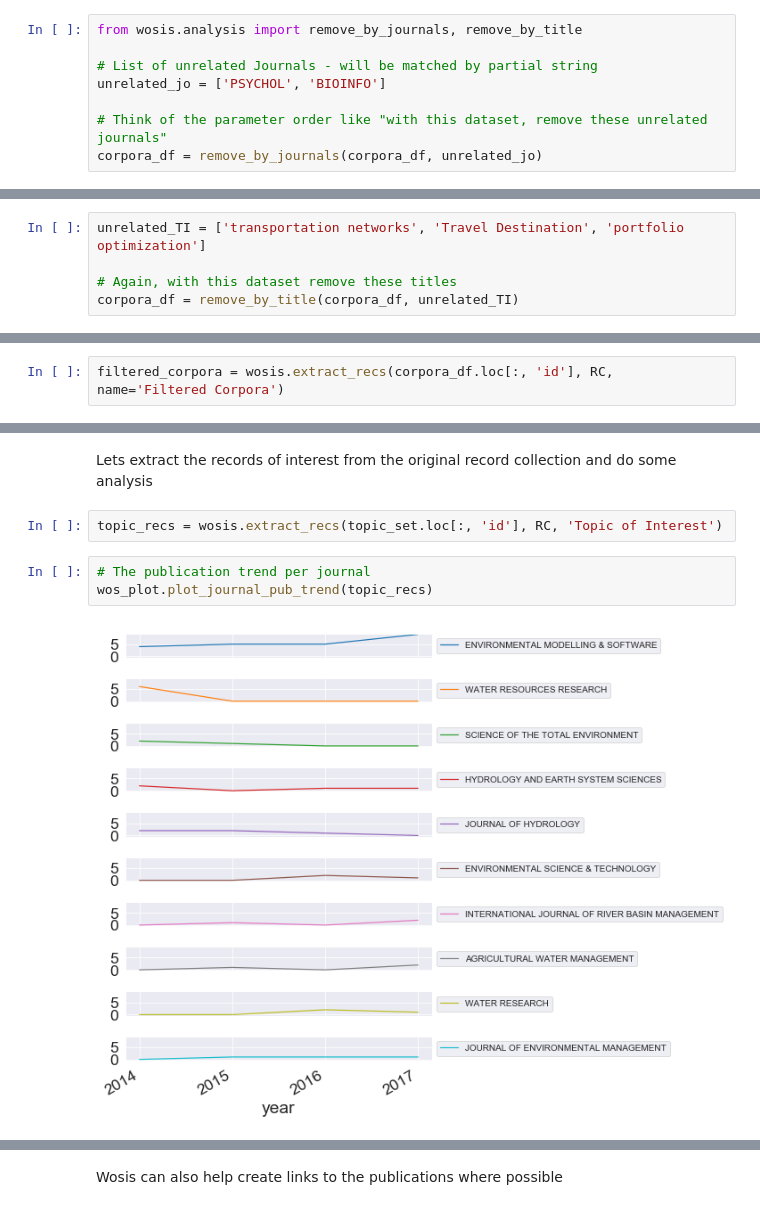
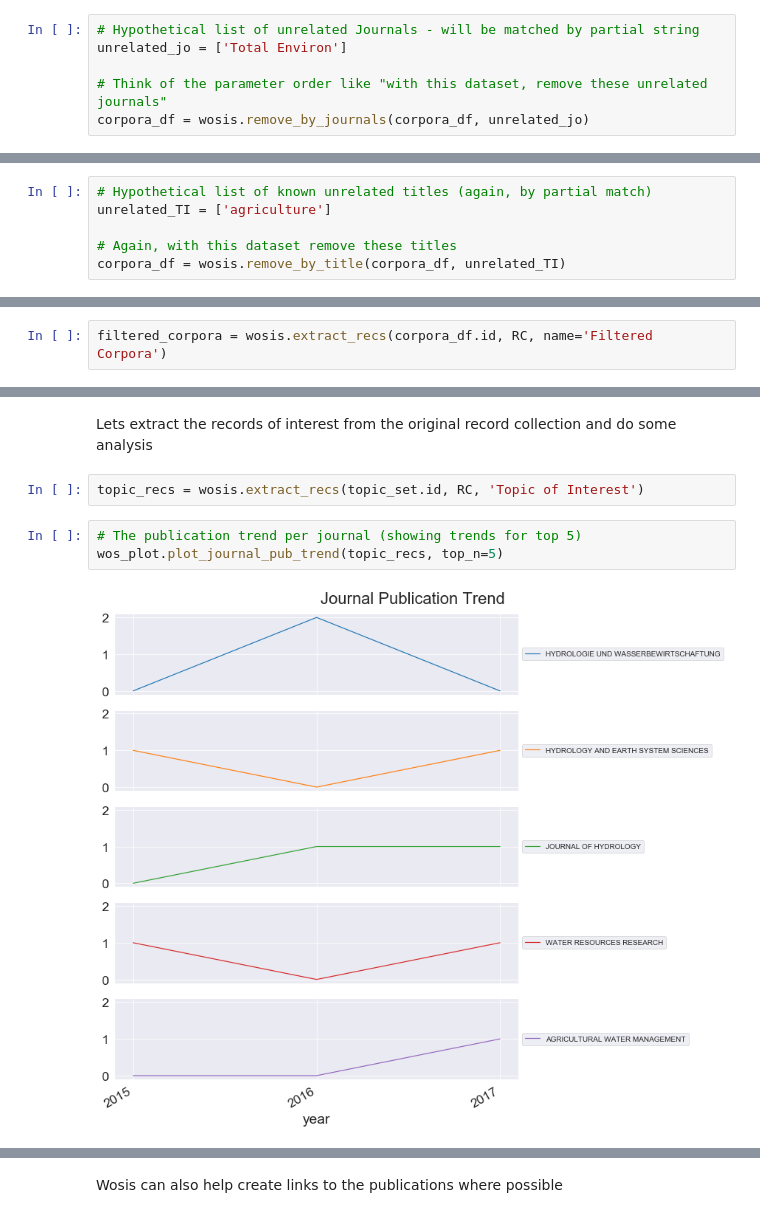
Before and after one commit to ConnectedSystems/wosis, a Jupyter notebook: tutorial/Wosis Quick Tutorial.ipynb, the cells around one changed output, grey strips where cells are left out. Saved outputs shown, nothing was run; the diff lists cells and outputs as text.

```diff
--- a/tutorial/Wosis Quick Tutorial.ipynb
+++ b/tutorial/Wosis Quick Tutorial.ipynb
@@ -231,11 +252,9 @@ These methods will print out the number of articles removed for each search stri
 
 *WARNING:* This example uses Pandas DataFrames. Future versions of Wosis will apply the changes to a Metaknowledge collection instead
 # %%
-from wosis.analysis import remove_by_journals, remove_by_title
-
-# List of unrelated Journals - will be matched by partial string
-unrelated_jo = ['PSYCHOL', 'BIOINFO']
+# Hypothetical list of unrelated Journals - will be matched by partial string
+unrelated_jo = ['Total Environ']
 
 # Think of the parameter order like "with this dataset, remove these unrelated journals"
-corpora_df = remove_by_journals(corpora_df, unrelated_jo)
+corpora_df = wosis.remove_by_journals(corpora_df, unrelated_jo)
 # %% [output]
@@ -244,6 +262,7 @@ BIOINFO: 0
 # %%
-unrelated_TI = ['transportation networks', 'Travel Destination', 'portfolio optimization']
+# Hypothetical list of known unrelated titles (again, by partial match)
+unrelated_TI = ['agriculture']
 
 # Again, with this dataset remove these titles
-corpora_df = remove_by_title(corpora_df, unrelated_TI)
+corpora_df = wosis.remove_by_title(corpora_df, unrelated_TI)
 # %% [output]
@@ -253,7 +270,7 @@ portfolio optimization: 0
 # %% [markdown]
 We can then create a new Metaknowledge collection using the WOS ID
 # %%
-filtered_corpora = wosis.extract_recs(corpora_df.loc[:, 'id'], RC, name='Filtered Corpora')
+filtered_corpora = wosis.extract_recs(corpora_df.id, RC, name='Filtered Corpora')
 # %% [markdown]
 Wosis has a number of convenient plotting functions.
 
@@ -358,11 +375,11 @@ topic_set.loc[:, ~topic_set.columns.isin(hide_columns)].head(10)  # show first 1
 # %% [markdown]
 Lets extract the records of interest from the original record collection and do some analysis
 # %%
-topic_recs = wosis.extract_recs(topic_set.loc[:, 'id'], RC, 'Topic of Interest')
+topic_recs = wosis.extract_recs(topic_set.id, RC, 'Topic of Interest')
 # %%
-# The publication trend per journal
-wos_plot.plot_journal_pub_trend(topic_recs)
+# The publication trend per journal (showing trends for top 5)
+wos_plot.plot_journal_pub_trend(topic_recs, top_n=5)
 # %% [output]
-[figure, old version]
+[figure, new version]
 # %%
 # The overall number of publications for each journal
```
Also changed, not shown: parts of 46 cells of this notebook, 1 other file.
